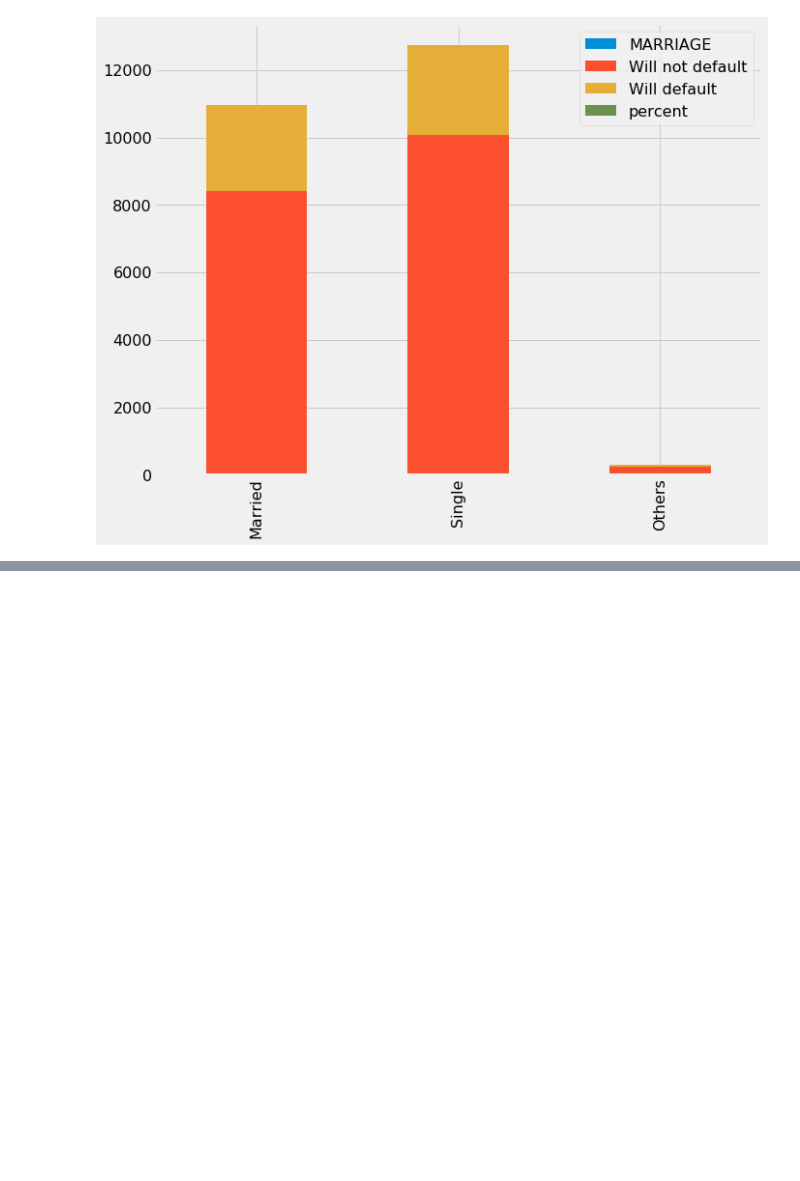
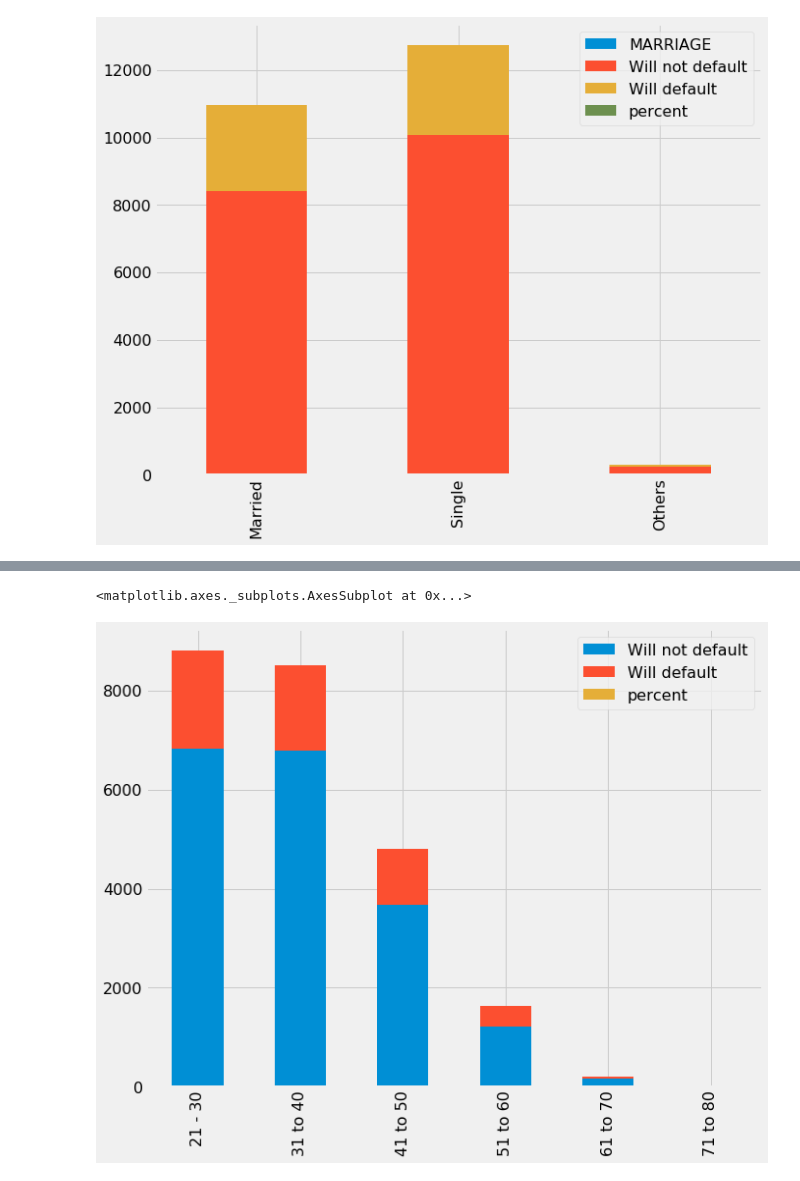
Before and after one commit to emilia329/CreditCard, a Jupyter notebook: EDA.ipynb, the cells around one changed output, grey strips where cells are left out. Saved outputs shown, nothing was run; the diff lists cells and outputs as text; code cells hidden in the pictures; blank space fills up the shorter version.

```diff
--- a/EDA.ipynb
+++ b/EDA.ipynb
@@ -304,0 +307,5 @@ marriage_df.plot(kind='bar',stacked=True, figsize=(10,8))
+# %%
+bins = [20, 30, 40, 50, 60, 70, 80]
+labels = [30, 40, 50, 60, 70, 80]
+df['age_binned'] = pd.cut(df['AGE'], bins=bins, labels=labels)
+df
@@ -304,0 +338,7 @@ marriage_df.plot(kind='bar',stacked=True, figsize=(10,8))
+# %%
+age_df = df.groupby(['age_binned', 'default payment next month']).size().unstack(1)
+age_df.reset_index(inplace = True)
+age_df.columns = ['age_binned', 'Will not default', 'Will default']
+age_df["percent"] = age_df["Will default"] / (age_df["Will not default"] + age_df["Will default"])
+
+age_df
@@ -304,0 +353,6 @@ marriage_df.plot(kind='bar',stacked=True, figsize=(10,8))
+# %%
+age_df.index = ['21 - 30', '31 to 40', '41 to 50', '51 to 60', '61 to 70', '71 to 80']
+age_df.plot(kind='bar',stacked=True, figsize=(10,8))
+# %% [output]
+<matplotlib.axes._subplots.AxesSubplot at 0x...>
+[figure, added]
```
Also changed, not shown: parts of 4 cells of this notebook.
